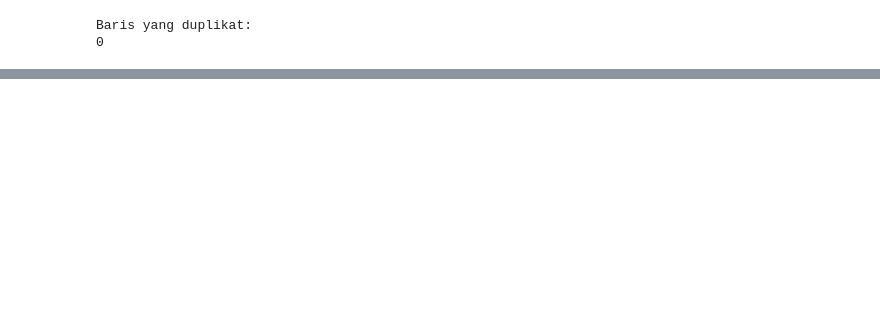
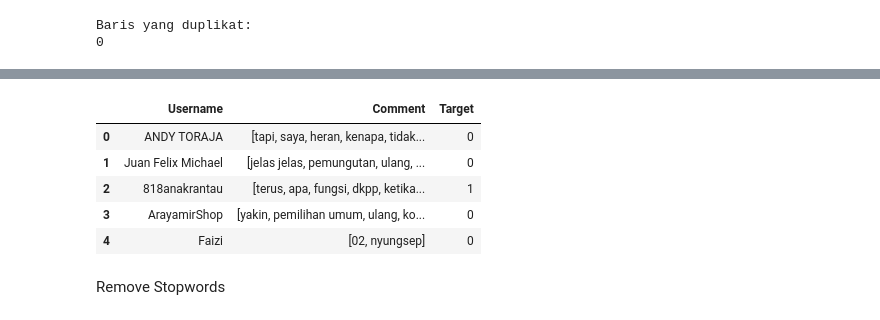
Before and after one commit to RasyadBima15/ML-Project-ICT-Scientific-Paper-GemastikXVII, a Jupyter notebook: ClassificationProject.ipynb, the cells around one changed output, grey strips where cells are left out. Drawn from its saved outputs; the diff is of its cells as text; code cells hidden in the pictures; blank space fills up the shorter version.

```diff
--- a/ClassificationProject.ipynb
+++ b/ClassificationProject.ipynb
@@ -23,0 +60,20 @@ df.shape
+# %%
+normalization_df = pd.read_csv("normalization_mappings.csv", encoding='ISO-8859-1')
+
+normalization_dict = pd.Series(normalization_df['standard'].values, index=normalization_df['non_standard']).to_dict()
+# %%
+def normalize_tokens(tokens, norm_dict):
+    return [norm_dict.get(token, token) for token in tokens]
+
+df['Comment'] = df['Comment'].apply(lambda x: normalize_tokens(x, normalization_dict))
+# %%
+df.head()
+# %% [output]
+|  | Username | Comment | Target |
+| 0 | ANDY TORAJA | [tapi, saya, heran, kenapa, tidak... | 0 |
+| 1 | Juan Felix Michael | [jelas jelas, pemungutan, ulang, ... | 0 |
+| 2 | 818anakrantau | [terus, apa, fungsi, dkpp, ketika... | 1 |
+| 3 | ArayamirShop | [yakin, pemilihan umum, ulang, ko... | 0 |
+| 4 | Faizi | [02, nyungsep] | 0 |
+# %% [markdown]
+Remove Stopwords
```
Also changed, not shown: parts of 18 cells of this notebook, 2 other files.
